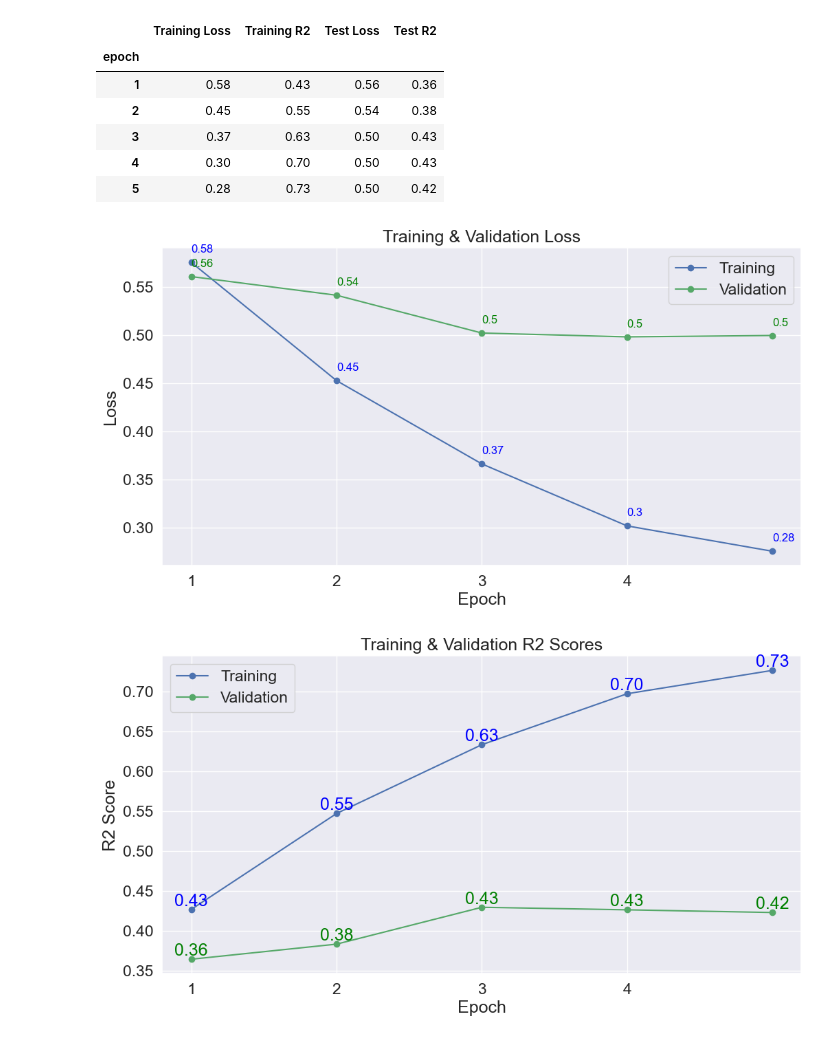
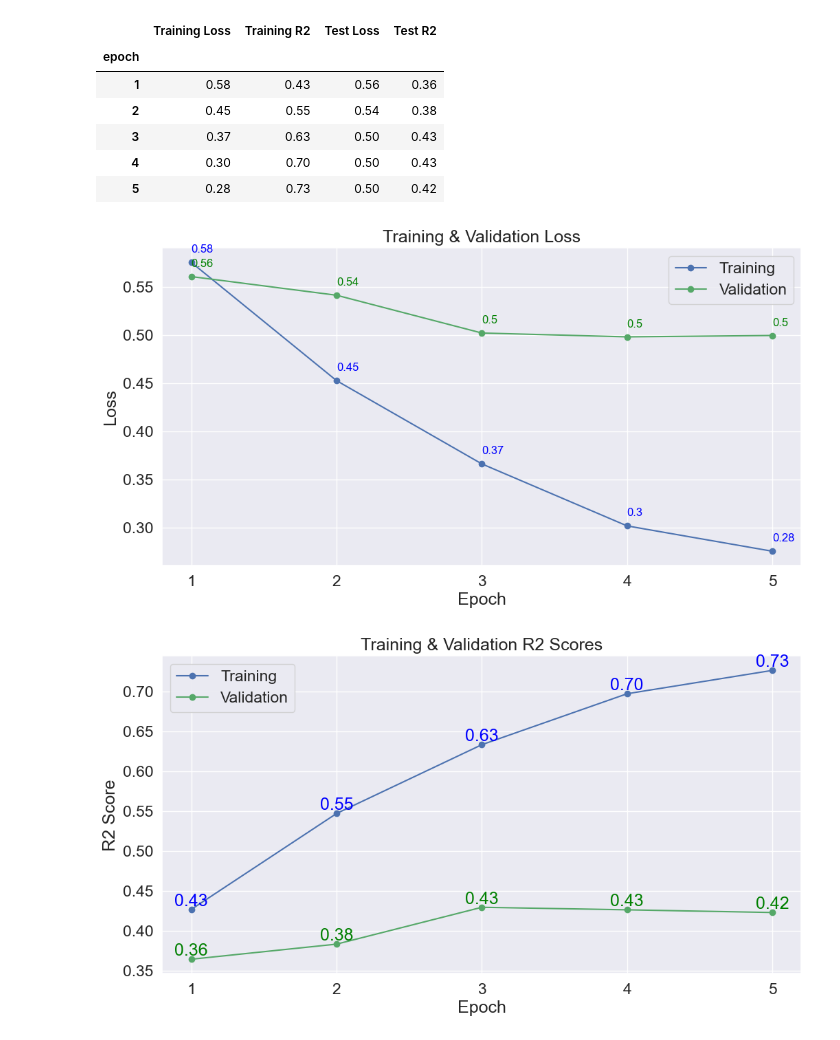
Before and after one commit to m-ruiz21/SpotifyRecommender, a Jupyter notebook: model/BertModel.ipynb, the cells around one changed output. Saved outputs shown, nothing was run; the diff lists cells and outputs as text; code cells hidden in the pictures.

Commit message:
FIXED: missing label on x-axis on both plots

```diff
--- a/model/BertModel.ipynb
+++ b/model/BertModel.ipynb
@@ -213,35 +213,35 @@ df_stats
 # %%
 import matplotlib.pyplot as plt
 %matplotlib inline
 
 import seaborn as sns
 
 sns.set(style='darkgrid')
 sns.set(font_scale=1.5)
 plt.rcParams["figure.figsize"] = (12,6)
 
 # plot the learning curve
 plt.plot(df_stats['Training Loss'], 'b-o', label="Training")
 plt.plot(df_stats['Test Loss'], 'g-o', label="Validation")
 
 # Add the values at each marker
 for i, loss_train in enumerate(df_stats['Training Loss']):
     plt.annotate(str(round(loss_train, 2)), xy=(i+1,loss_train+0.01),
                  color='blue', fontsize=12)
 for i, loss_val in enumerate(df_stats['Test Loss']):
     plt.annotate(str(round(loss_val, 2)), xy=(i+1,loss_val+0.01),
                  color='green', fontsize=12)
 
 # Label the plot
 plt.title("Training & Validation Loss")
 plt.xlabel("Epoch")
 plt.ylabel("Loss")
 plt.legend()
-plt.xticks([1, 2, 3, 4])
+plt.xticks([1, 2, 3, 4, 5])
 
 plt.show()
 # %% [output]
-[figure, old version]
+[figure, new version]
 # %%
 # plotting r^2 scores
 
@@ -261,8 +261,8 @@ plt.title("Training & Validation R2 Scores")
 plt.xlabel("Epoch")
 plt.ylabel("R2 Score")
 plt.legend()
-plt.xticks([1, 2, 3, 4])
+plt.xticks([1, 2, 3, 4, 5])
 
 plt.show()
 # %% [output]
-[figure, old version]
+[figure, new version]
```
